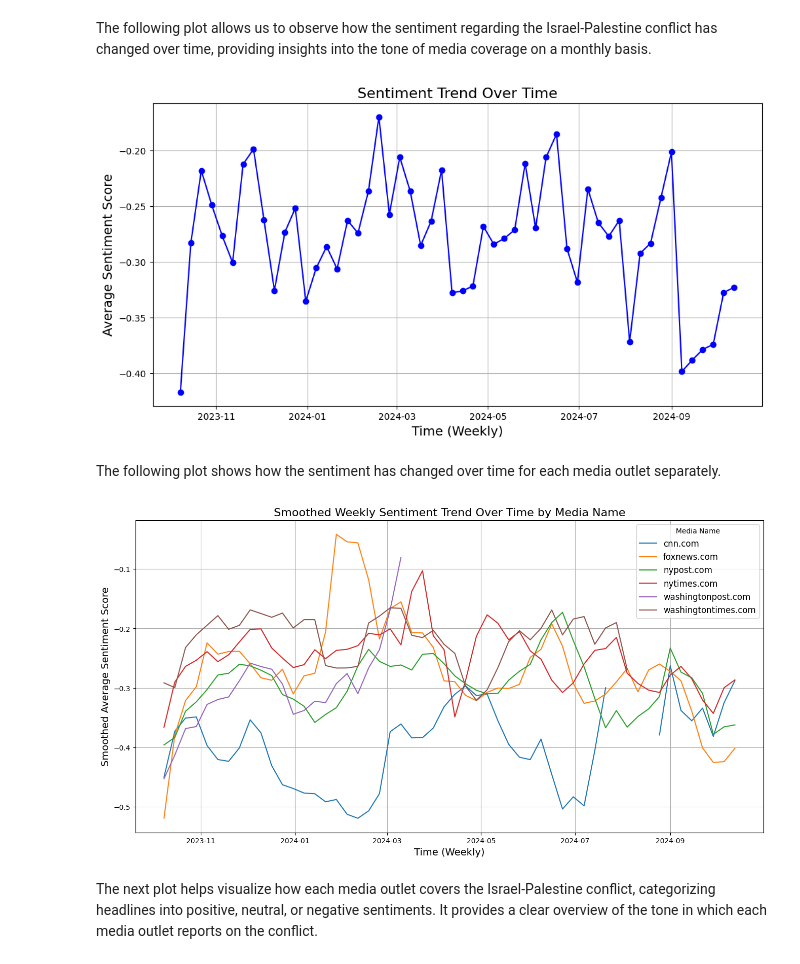
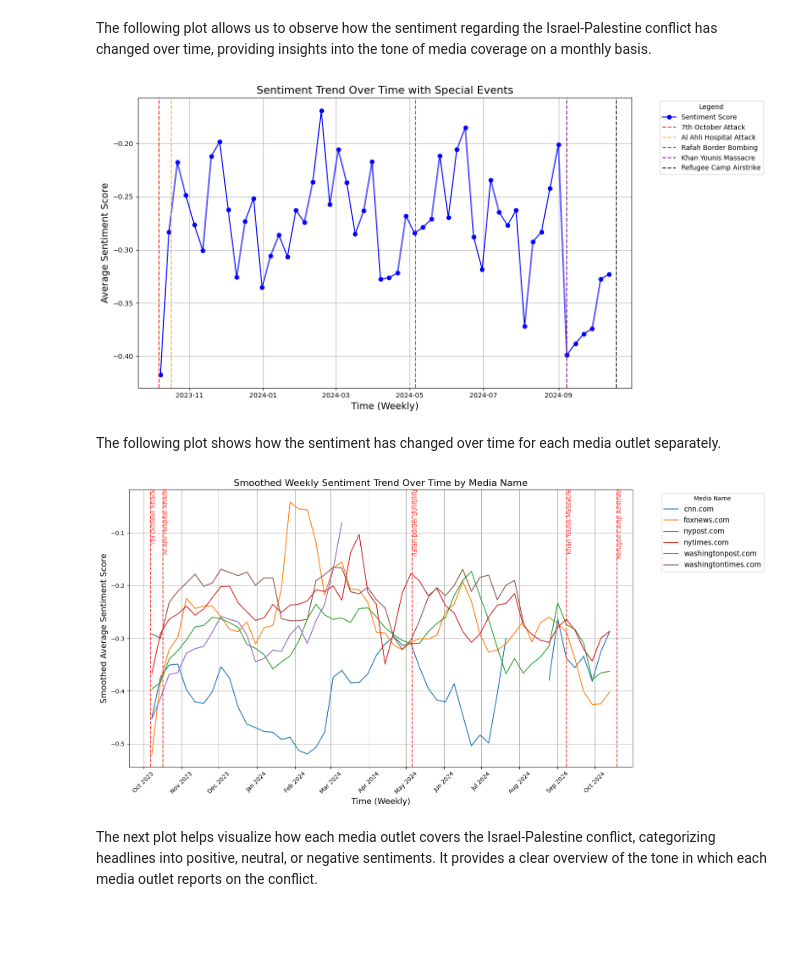
Before and after one commit to tinasophie15/FCSS-Project-Group-10, a Jupyter notebook: code/group10.ipynb, the cells around one changed output. Drawn from its saved outputs; the diff is of its cells as text; code cells hidden in the pictures; blank space fills up the shorter version.

```diff
--- a/code/group10.ipynb
+++ b/code/group10.ipynb
@@ -302,24 +269,42 @@ plt.show()
 [figure]
 # %% [markdown]
 The following plot allows us to observe how the sentiment regarding the Israel-Palestine conflict has changed over time, providing insights into the tone of media coverage on a monthly basis.
+# %%
+# Define special events and their colors
+special_events = {
+    "7th October Attack": ("2023-10-07", "red"),
+    "Al Ahli Hospital Attack": ("2023-10-17", "orange"),
+    "Rafah Border Bombing": ("2024-05-06", "green"),
+    "Khan Younis Massacre": ("2024-09-08", "purple"),
+    "Refugee Camp Airstrike": ("2024-10-19", "black"),
+}
 # %%
-# Convert 'Publish Date' to datetime format
 data_cleaned['Publish Date'] = pd.to_datetime(data_cleaned['Publish Date'], errors='coerce')
 data_cleaned = data_cleaned.reset_index(drop=True)
 
-# Calculate average sentiment score by month
+# Calculate average sentiment score by week
 sentiment_over_time = data_cleaned.resample('W', on='Publish Date')['Sentiment Score'].mean()
 
+# Convert event dates to pandas Timestamps
+special_event_dates = {label: (pd.Timestamp(date), color) for label, (date, color) in special_events.items()}
+
 # Plot sentiment over time
-plt.figure(figsize=(12, 6))
-plt.plot(sentiment_over_time.index, sentiment_over_time.values, marker='o', color='blue')
+plt.figure(figsize=(14, 7))
+plt.plot(sentiment_over_time.index, sentiment_over_time.values, marker='o', color='blue', label='Sentiment Score')
+
+# Add vertical lines for special events
+for event, (date, color) in special_event_dates.items():
+    plt.axvline(x=date, color=color, linestyle='--', alpha=0.8, label=event)
+
 plt.xlabel("Time (Weekly)", fontsize=14)
 plt.ylabel("Average Sentiment Score", fontsize=14)
-plt.title("Sentiment Trend Over Time", fontsize=16)
+plt.title("Sentiment Trend Over Time with Special Events", fontsize=16)
 plt.grid()
+plt.legend(title="Legend", fontsize=10, bbox_to_anchor=(1.05, 1), loc='upper left')
+plt.tight_layout()
 plt.show()
 # %% [output]
-[figure, old version]
+[figure, new version]
 # %% [markdown]
 The following plot shows how the sentiment has changed over time for each media outlet separately.
 # %%
@@ -335,6 +320,18 @@ sentiment_weekly['Smoothed Sentiment'] = (
     .transform(lambda x: x.rolling(window=window_size, min_periods=1).mean())
 )
 
+# Special event dates and labels
+special_events = {
+    "7th October Attack": "2023-10-07",
+    "Al Ahli Hospital Attack": "2023-10-17",
+    "Rafah Border Bombing": "2024-05-06",
+    "Khan Younis Massacre": "2024-09-08",
+    "Refugee Camp Airstrike": "2024-10-19",
+}
+
+# Convert event dates to pandas Timestamps
+special_event_dates = {label: pd.Timestamp(date) for label, date in special_events.items()}
+
 # Plot sentiment over time for each Media Name
 plt.figure(figsize=(16, 8))
 
@@ -343,15 +340,39 @@ for media_name in sentiment_weekly['Media Name'].unique():
     media_data = sentiment_weekly[sentiment_weekly['Media Name'] == media_name]
     plt.plot(media_data['Publish Date'], media_data['Smoothed Sentiment'], label=media_name)
 
-# Add labels, legend, and title
+# Add vertical lines for special events
+for event, date in special_event_dates.items():
+    plt.axvline(x=date, color='red', linestyle='--', alpha=0.8)
+    plt.text(
+        x=date,
+        y=plt.gca().get_ylim()[1] * 0.95,
+        s=event,
+        rotation=90,
+        color='red',
+        alpha=0.8,
+        fontsize=10,
+        verticalalignment='top'
+    )
+
 plt.xlabel("Time (Weekly)", fontsize=14)
 plt.ylabel("Smoothed Average Sentiment Score", fontsize=14)
 plt.title("Smoothed Weekly Sentiment Trend Over Time by Media Name", fontsize=16)
-plt.legend(title="Media Name", fontsize=12)
+
+plt.legend(
+    title="Media Name",
+    fontsize=12,
+    bbox_to_anchor=(1.05, 1),
+    loc='upper left'
+)
+
 plt.grid()
+plt.gca().xaxis.set_major_locator(mdates.MonthLocator())
+plt.gca().xaxis.set_major_formatter(mdates.DateFormatter("%b %Y"))
+plt.xticks(rotation=45)
+plt.tight_layout()
 plt.show()
 # %% [output]
-[figure, old version]
+[figure, new version]
 # %% [markdown]
 The next plot helps visualize how each media outlet covers the Israel-Palestine conflict, categorizing headlines into positive, neutral, or negative sentiments. It provides a clear overview of the tone in which each media outlet reports on the conflict.
 # %%
```
Also changed, not shown: parts of 44 cells of this notebook, 1 other file.
